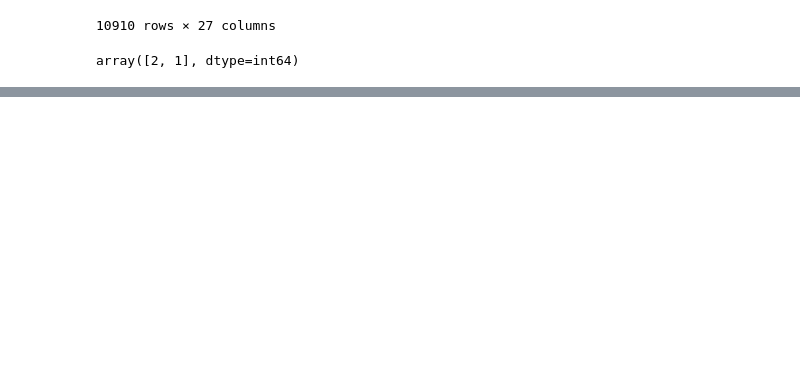
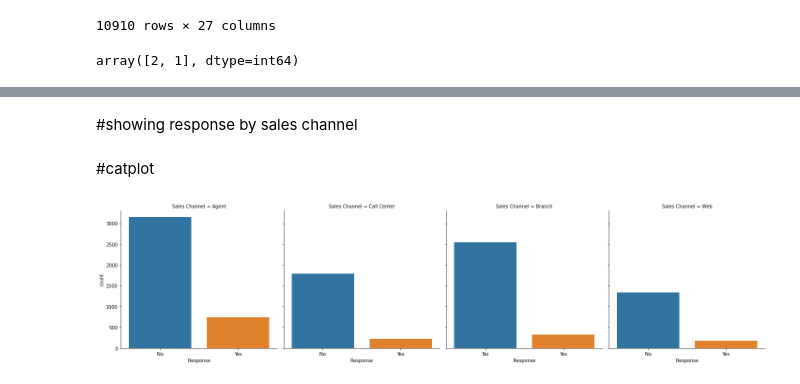
Before and after one commit to lado007/ironjohn, a Jupyter notebook: lab work3.ipynb, the cells around one changed output, grey strips where cells are left out. Cells and saved outputs as stored; diff of their text form; code cells hidden in the pictures; blank space fills up the shorter version.

```diff
--- a/lab work3.ipynb
+++ b/lab work3.ipynb
@@ -195,0 +241,8 @@ array([2, 1], dtype=int64)
+# %% [markdown]
+#showing response by sales channel
+# %% [markdown]
+#catplot
+# %%
+sns.catplot(x='Response', col='Sales Channel', data=marketing, kind='count');
+# %% [output]
+[figure, added]
```
Also changed, not shown: parts of 18 cells of this notebook.
